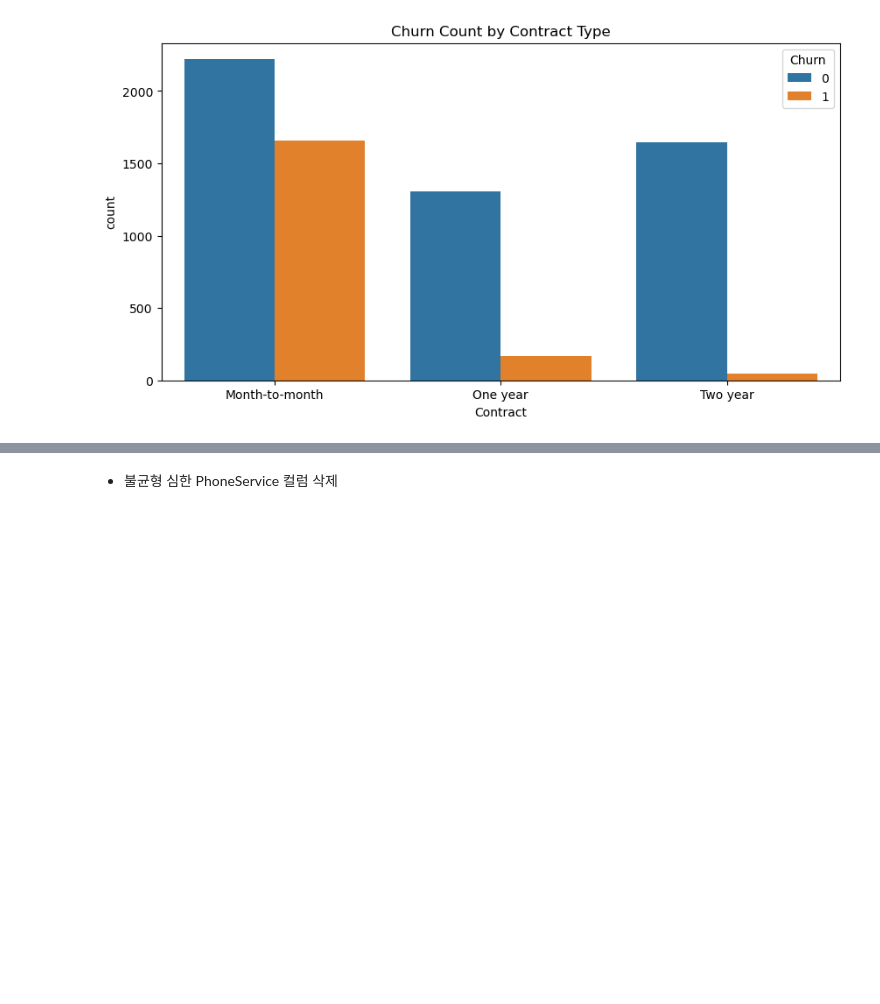
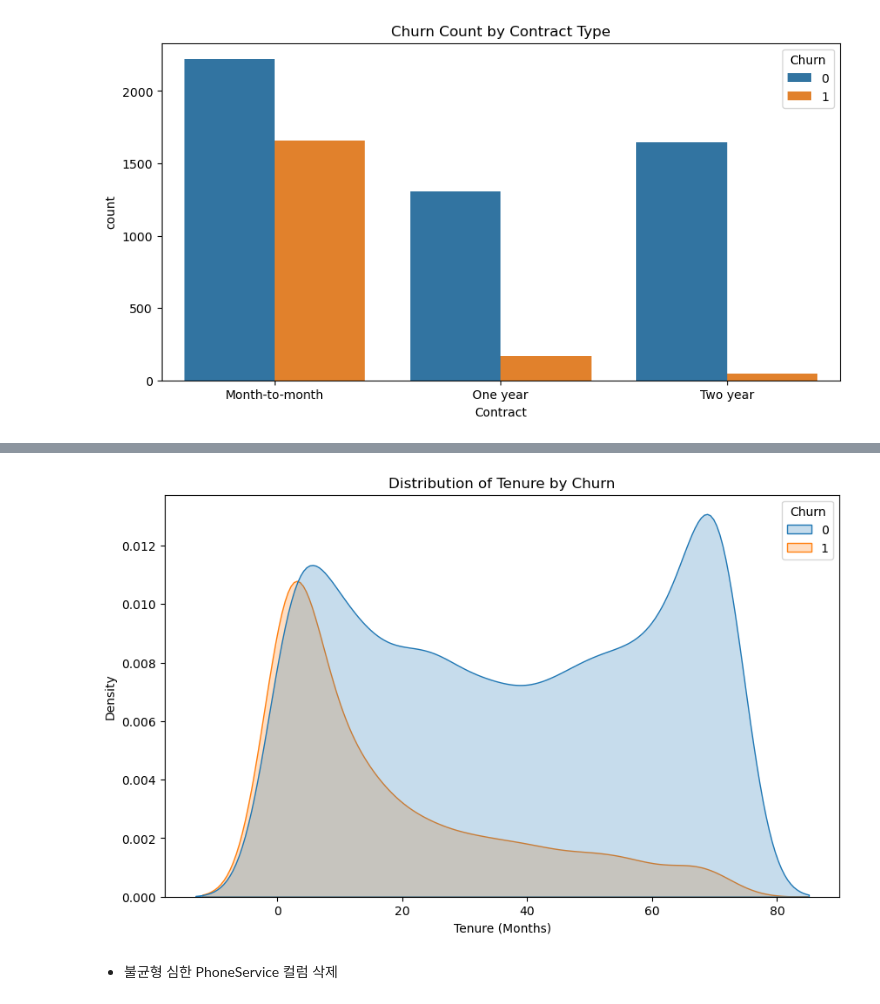
Before and after one commit to jjuuu999/hipython, a Jupyter notebook: 45_파이썬데이터분석_실습_통신사고객이탈_배포.ipynb, the cells around one changed output, grey strips where cells are left out. Cells and saved outputs as stored; diff of their text form; code cells hidden in the pictures; blank space fills up the shorter version.

```diff
--- a/45_파이썬데이터분석_실습_통신사고객이탈_배포.ipynb
+++ b/45_파이썬데이터분석_실습_통신사고객이탈_배포.ipynb
@@ -965,3 +1041,12 @@ plt.show()
+# %%
+plt.figure(figsize=(10, 6))
+# tenure(가입 기간)에 따른 Churn 분포 확인
+sns.kdeplot(data=df_new, x='tenure', hue='Churn', fill=True)
+plt.title('Distribution of Tenure by Churn')
+plt.xlabel('Tenure (Months)')
+plt.show()
+# %% [output]
+[figure, added]
 # %% [markdown]
 - 불균형 심한 PhoneService 컬럼 삭제
 # %%
```
Also changed, not shown: parts of 4 cells of this notebook.
